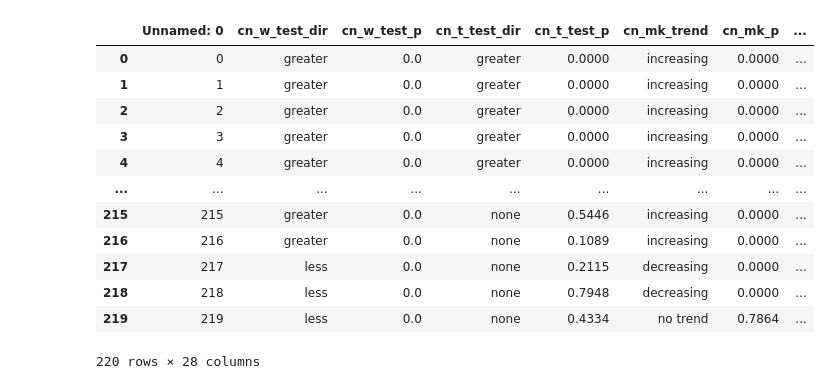
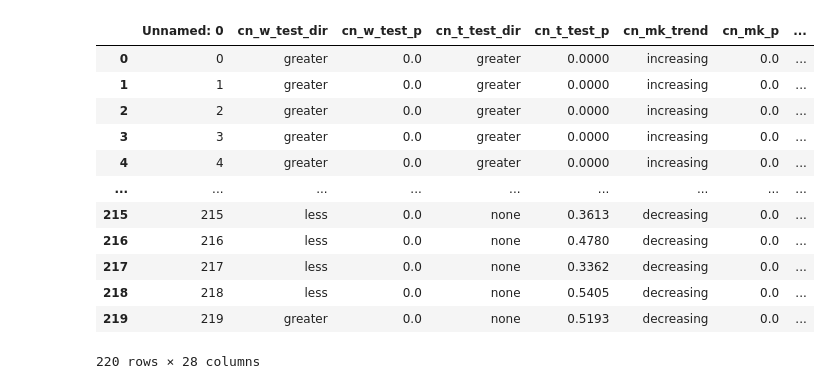
Before and after one commit to dkornai/SSD-in-Neurons, a Jupyter notebook: C_scan_analysis.ipynb, the cells around one changed output. Cells and saved outputs as stored; diff of their text form; code cells hidden in the pictures.

```diff
--- a/C_scan_analysis.ipynb
+++ b/C_scan_analysis.ipynb
@@ -4,25 +4,27 @@ import numpy as np
 import matplotlib.pyplot as plt
 import matplotlib.patches as mpatches
 # %%
-MODEL = 'model_0'
+MODEL = 'model_1'
+DELTA = 0.75
 
-DELTA = 0.25
-stats_df = pd.read_csv(f"sim_out/{MODEL}/statsdf.csv")
+
+delta_folders = {0.25:'D25', 0.40:'D40', 0.50:'D50', 0.68:'D68', 0.75:'D75'}
+stats_df = pd.read_csv(f"sim_out/{MODEL}/{delta_folders[DELTA]}/statsdf.csv")
 i_cb_dict = {key:value for key, value in zip(stats_df['i'].to_list(), stats_df['cb'].to_list())}
 cb_vals = list(i_cb_dict.values())
 stats_df
 # %% [output]
 |  | Unnamed: 0 | cn_w_test_dir | cn_w_test_p | cn_t_test_dir | cn_t_test_p | cn_mk_trend | cn_mk_p | ... |
-| 0 | 0 | greater | 0.0 | greater | 0.0000 | increasing | 0.0000 | ... |
-| 1 | 1 | greater | 0.0 | greater | 0.0000 | increasing | 0.0000 | ... |
-| 2 | 2 | greater | 0.0 | greater | 0.0000 | increasing | 0.0000 | ... |
-| 3 | 3 | greater | 0.0 | greater | 0.0000 | increasing | 0.0000 | ... |
-| 4 | 4 | greater | 0.0 | greater | 0.0000 | increasing | 0.0000 | ... |
+| 0 | 0 | greater | 0.0 | greater | 0.0000 | increasing | 0.0 | ... |
+| 1 | 1 | greater | 0.0 | greater | 0.0000 | increasing | 0.0 | ... |
+| 2 | 2 | greater | 0.0 | greater | 0.0000 | increasing | 0.0 | ... |
+| 3 | 3 | greater | 0.0 | greater | 0.0000 | increasing | 0.0 | ... |
+| 4 | 4 | greater | 0.0 | greater | 0.0000 | increasing | 0.0 | ... |
 | ... | ... | ... | ... | ... | ... | ... | ... | ... |
-| 215 | 215 | greater | 0.0 | none | 0.5446 | increasing | 0.0000 | ... |
-| 216 | 216 | greater | 0.0 | none | 0.1089 | increasing | 0.0000 | ... |
-| 217 | 217 | less | 0.0 | none | 0.2115 | decreasing | 0.0000 | ... |
-| 218 | 218 | less | 0.0 | none | 0.7948 | decreasing | 0.0000 | ... |
-| 219 | 219 | less | 0.0 | none | 0.4334 | no trend | 0.7864 | ... |
+| 215 | 215 | less | 0.0 | none | 0.3613 | decreasing | 0.0 | ... |
+| 216 | 216 | less | 0.0 | none | 0.4780 | decreasing | 0.0 | ... |
+| 217 | 217 | less | 0.0 | none | 0.3362 | decreasing | 0.0 | ... |
+| 218 | 218 | less | 0.0 | none | 0.5405 | decreasing | 0.0 | ... |
+| 219 | 219 | greater | 0.0 | none | 0.5193 | decreasing | 0.0 | ... |
 220 rows × 28 columns
 # %%
```
Also changed, not shown: parts of 4 cells of this notebook, 4 other files.
